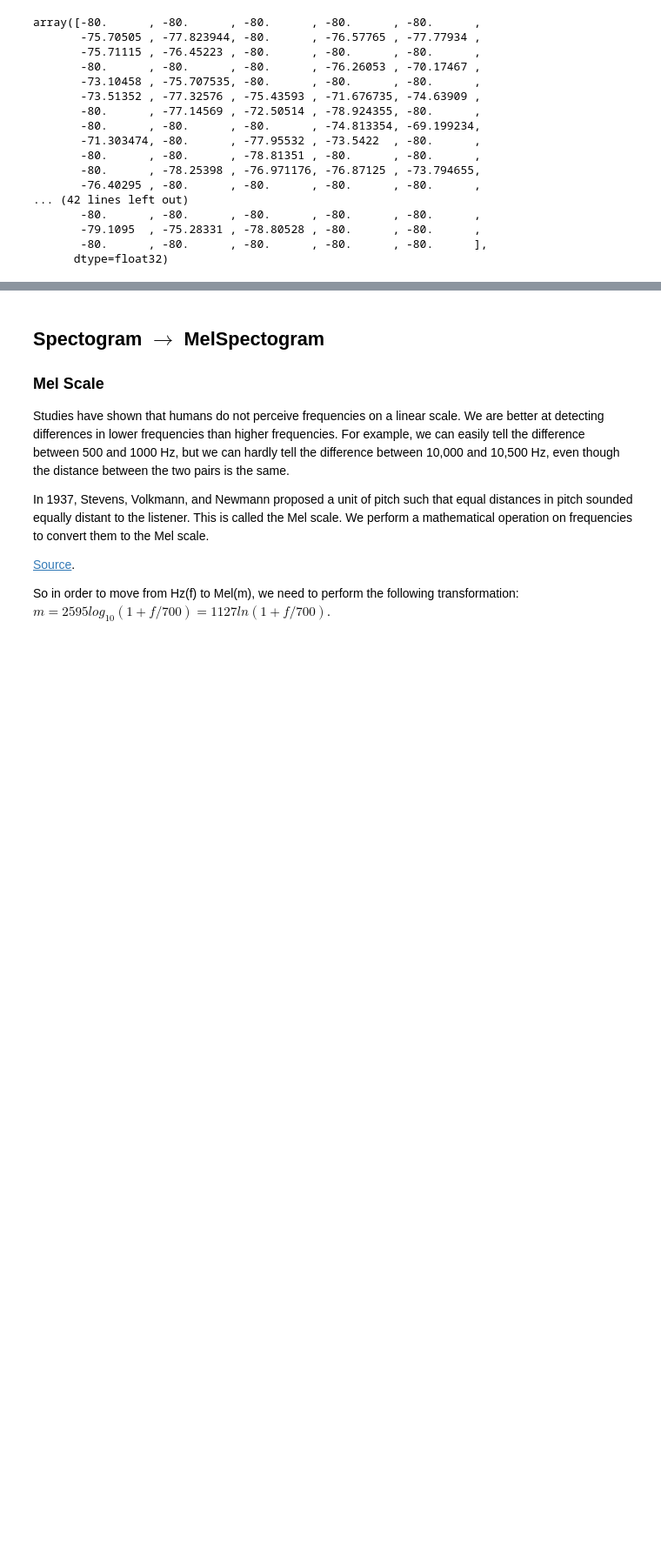
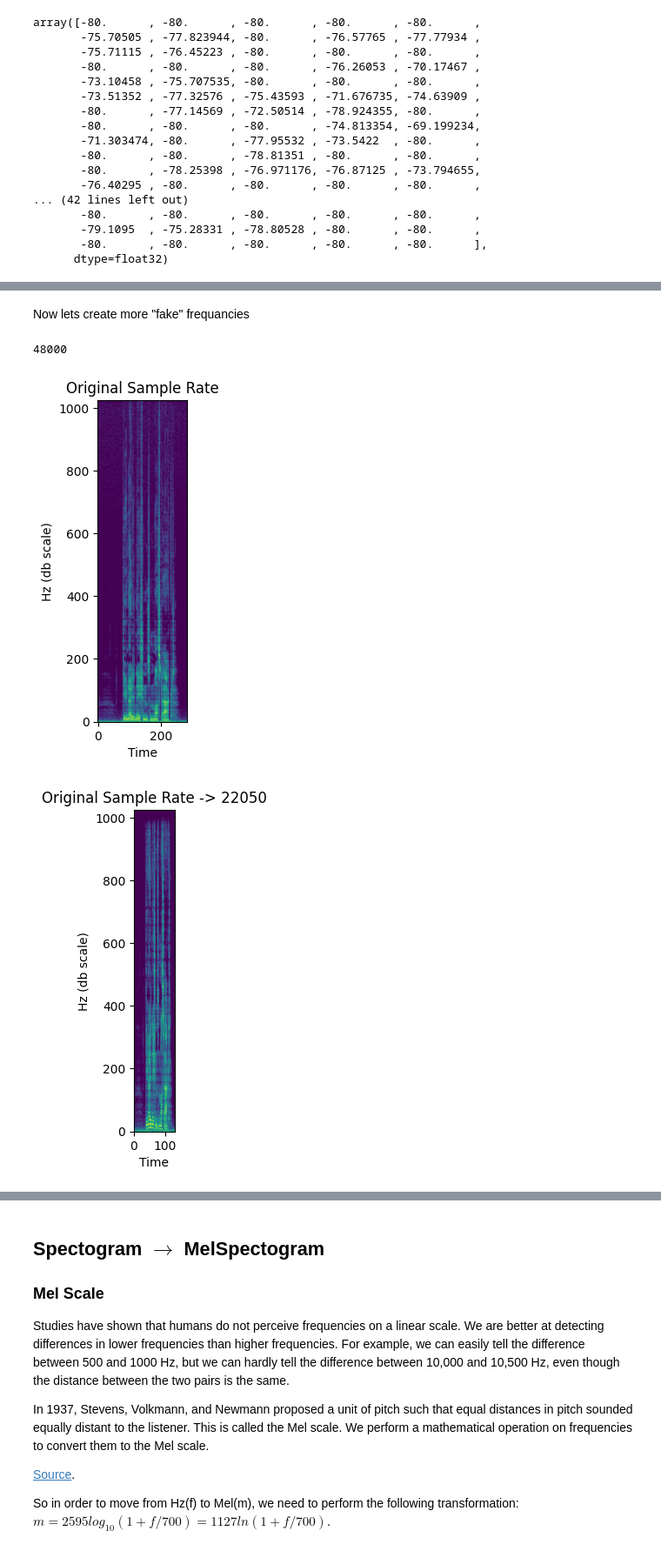
Before and after one commit to VSydorskyy/ucu_audio_processing_course, a Jupyter notebook: Module_1/Lecture_1/Intro_to_Audio_ML.ipynb, the cells around one changed output, grey strips where cells are left out. Shown at 87% size. Cells and saved outputs as stored; diff of their text form; code cells hidden in the pictures; blank space fills up the shorter version.

Commit message:
add Intro Presentation and Exmaples of fake freq to Lecture 1

```diff
--- a/Module_1/Lecture_1/Intro_to_Audio_ML.ipynb
+++ b/Module_1/Lecture_1/Intro_to_Audio_ML.ipynb
@@ -632,0 +632,33 @@ array([-80., -80., -80., -80., -80., -80., -80., -80., -80., -80., -80.,
+# %% [markdown]
+Now lets create more "fake" frequancies
+# %%
+sample_audio_sr_or
+# %% [output]
+48000
+# %%
+sample_audio_or_2_22050 = librosa.resample(sample_audio_or, orig_sr=sample_audio_sr_or, target_sr=22050)
+sample_audio_or_2_22050_2_or = librosa.resample(sample_audio_or, orig_sr=22050, target_sr=sample_audio_sr_or)
+# %%
+plt.title("Original Sample Rate")
+plt.imshow(librosa.amplitude_to_db(np.abs(librosa.stft(sample_audio_or)), ref=np.max))
+plt.xlabel('Time')
+plt.ylabel('Hz (db scale)')
+plt.gca().invert_yaxis()
+plt.show()
+
+plt.title("Original Sample Rate -> 22050")
+plt.imshow(librosa.amplitude_to_db(np.abs(librosa.stft(sample_audio_or_2_22050)), ref=np.max))
+plt.xlabel('Time')
+plt.ylabel('Hz (db scale)')
+plt.gca().invert_yaxis()
+plt.show()
+
+plt.title("Original Sample Rate -> 22050 -> Original Sample Rate")
+plt.imshow(librosa.amplitude_to_db(np.abs(librosa.stft(sample_audio_or_2_22050_2_or)), ref=np.max))
+plt.xlabel('Time')
+plt.ylabel('Hz (db scale)')
+plt.gca().invert_yaxis()
+plt.show()
+# %% [output]
+[figure, added]
+[figure, added]
```
Also changed, not shown: parts of 9 cells of this notebook, 1 other file.
